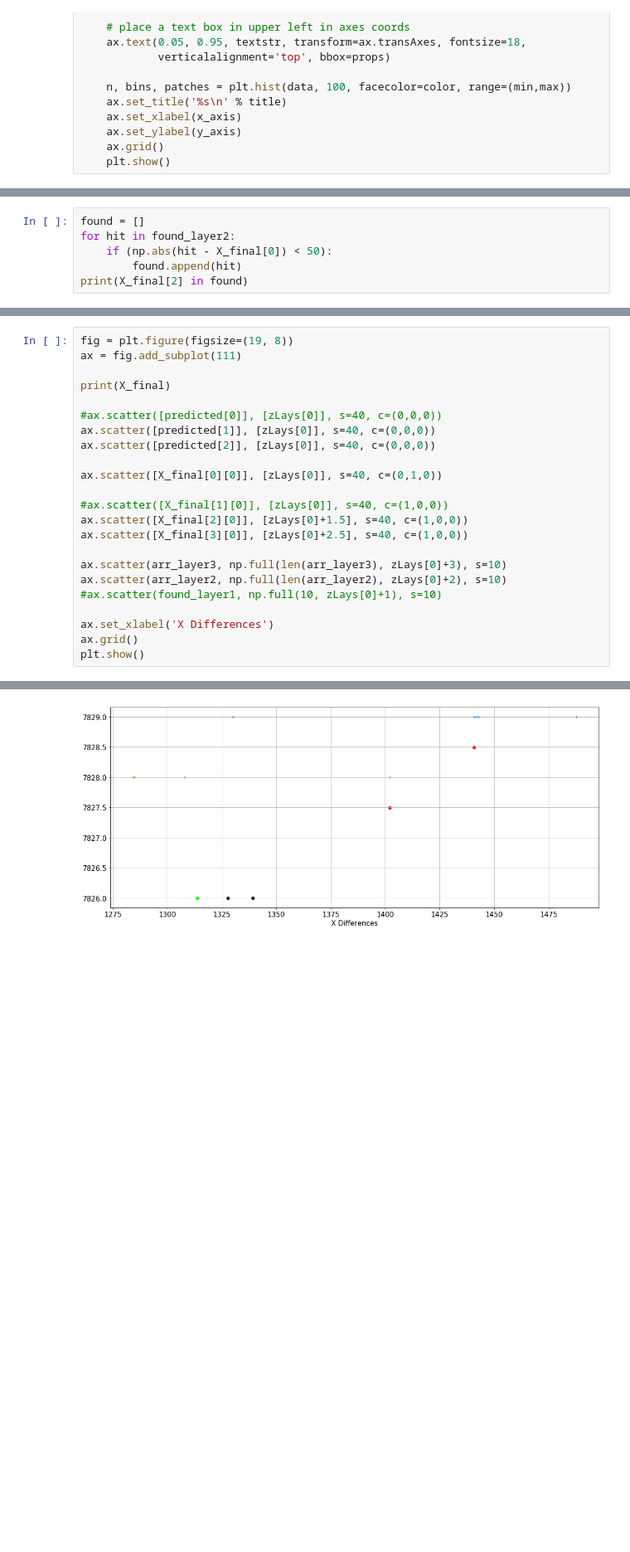
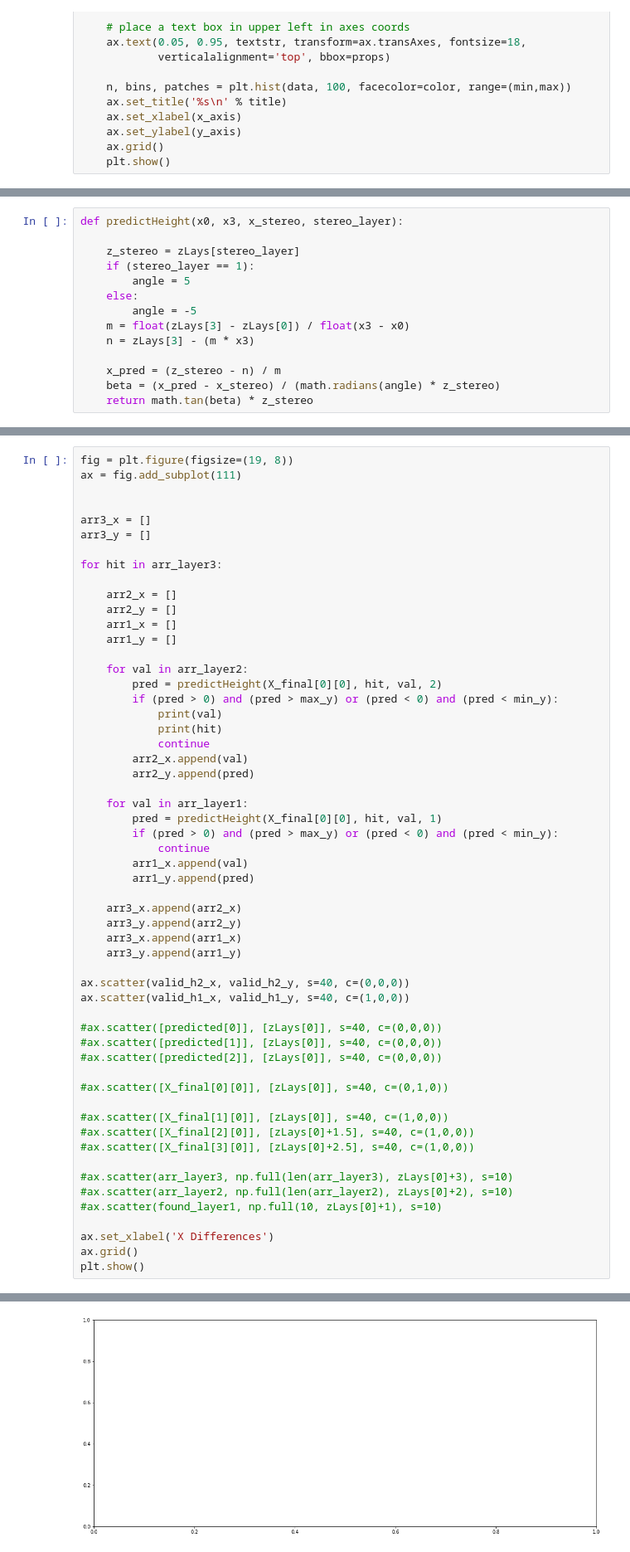
Before and after one commit to gabrielcammany/LHCb-CERN, a Jupyter notebook: notebooks/reconstruction/Track_Reconstruction.ipynb, the cells around one changed output, grey strips where cells are left out. Shown at 83% size. Drawn from its saved outputs; the diff is of its cells as text; blank space fills up the shorter version.

```diff
--- a/notebooks/reconstruction/Track_Reconstruction.ipynb
+++ b/notebooks/reconstruction/Track_Reconstruction.ipynb
@@ -259,0 +186,14 @@ histogram(Y_plot, 'cyan', -4, 4, 'Slope V-X0', '', '')
+# %%
+def predictHeight(x0, x3, x_stereo, stereo_layer):
+
+    z_stereo = zLays[stereo_layer]
+    if (stereo_layer == 1):
+        angle = 5
+    else:
+        angle = -5
+    m = float(zLays[3] - zLays[0]) / float(x3 - x0)
+    n = zLays[3] - (m * x3)
+
+    x_pred = (z_stereo - n) / m
+    beta = (x_pred - x_stereo) / (math.radians(angle) * z_stereo)
+    return math.tan(beta) * z_stereo
@@ -398,6 +431,0 @@ Mean Total Found: 0.807910
-# %%
-found = []
-for hit in found_layer2:
-    if (np.abs(hit - X_final[0]) < 50):
-        found.append(hit)
-print(X_final[2] in found)
@@ -407,20 +433,53 @@ True
 fig = plt.figure(figsize=(19, 8))
 ax = fig.add_subplot(111)
 
-print(X_final)
+
+arr3_x = []
+arr3_y = []
+
+for hit in arr_layer3:
+
+    arr2_x = []
+    arr2_y = []
+    arr1_x = []
+    arr1_y = []
+
+    for val in arr_layer2:
+        pred = predictHeight(X_final[0][0], hit, val, 2)
+        if (pred > 0) and (pred > max_y) or (pred < 0) and (pred < min_y):
+            print(val)
+            print(hit)
+            continue
+        arr2_x.append(val)
+        arr2_y.append(pred)
+
+    for val in arr_layer1:
+        pred = predictHeight(X_final[0][0], hit, val, 1)
+        if (pred > 0) and (pred > max_y) or (pred < 0) and (pred < min_y):
+            continue
+        arr1_x.append(val)
+        arr1_y.append(pred)
+
+    arr3_x.append(arr2_x)
+    arr3_y.append(arr2_y)
+    arr3_x.append(arr1_x)
+    arr3_y.append(arr1_y)
+
+ax.scatter(valid_h2_x, valid_h2_y, s=40, c=(0,0,0))
+ax.scatter(valid_h1_x, valid_h1_y, s=40, c=(1,0,0))
 
 #ax.scatter([predicted[0]], [zLays[0]], s=40, c=(0,0,0))
-ax.scatter([predicted[1]], [zLays[0]], s=40, c=(0,0,0))
-ax.scatter([predicted[2]], [zLays[0]], s=40, c=(0,0,0))
+#ax.scatter([predicted[1]], [zLays[0]], s=40, c=(0,0,0))
+#ax.scatter([predicted[2]], [zLays[0]], s=40, c=(0,0,0))
 
-ax.scatter([X_final[0][0]], [zLays[0]], s=40, c=(0,1,0))
+#ax.scatter([X_final[0][0]], [zLays[0]], s=40, c=(0,1,0))
 
 #ax.scatter([X_final[1][0]], [zLays[0]], s=40, c=(1,0,0))
-ax.scatter([X_final[2][0]], [zLays[0]+1.5], s=40, c=(1,0,0))
-ax.scatter([X_final[3][0]], [zLays[0]+2.5], s=40, c=(1,0,0))
+#ax.scatter([X_final[2][0]], [zLays[0]+1.5], s=40, c=(1,0,0))
+#ax.scatter([X_final[3][0]], [zLays[0]+2.5], s=40, c=(1,0,0))
 
-ax.scatter(arr_layer3, np.full(len(arr_layer3), zLays[0]+3), s=10)
-ax.scatter(arr_layer2, np.full(len(arr_layer2), zLays[0]+2), s=10)
+#ax.scatter(arr_layer3, np.full(len(arr_layer3), zLays[0]+3), s=10)
+#ax.scatter(arr_layer2, np.full(len(arr_layer2), zLays[0]+2), s=10)
 #ax.scatter(found_layer1, np.full(10, zLays[0]+1), s=10)
 
 ax.set_xlabel('X Differences')
@@ -436 +507 @@ plt.show()
-[figure, old version]
+[figure, new version]
```
Also changed, not shown: parts of 27 cells of this notebook, 5 other files.
